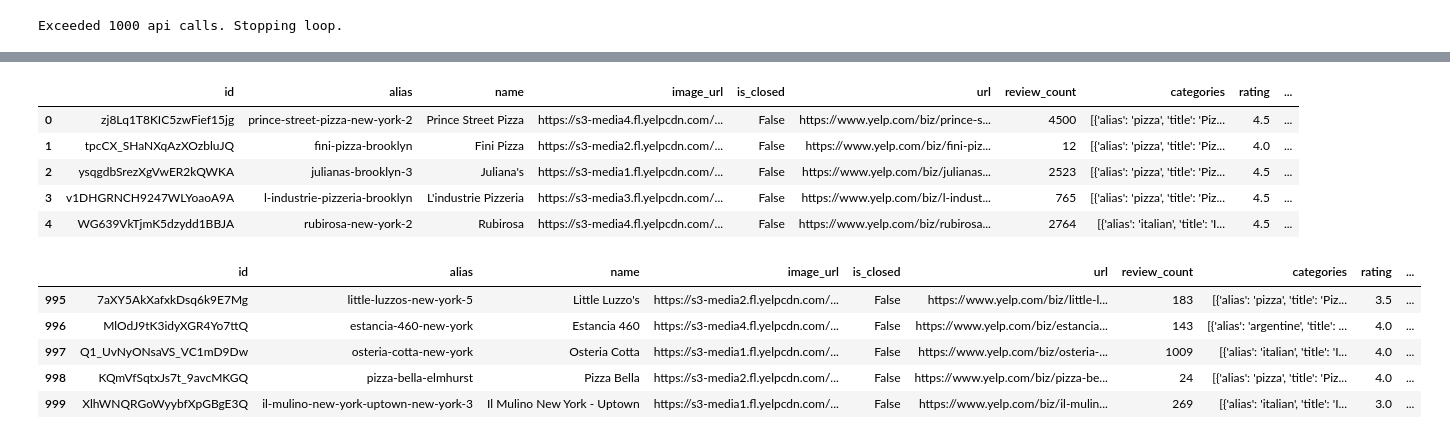
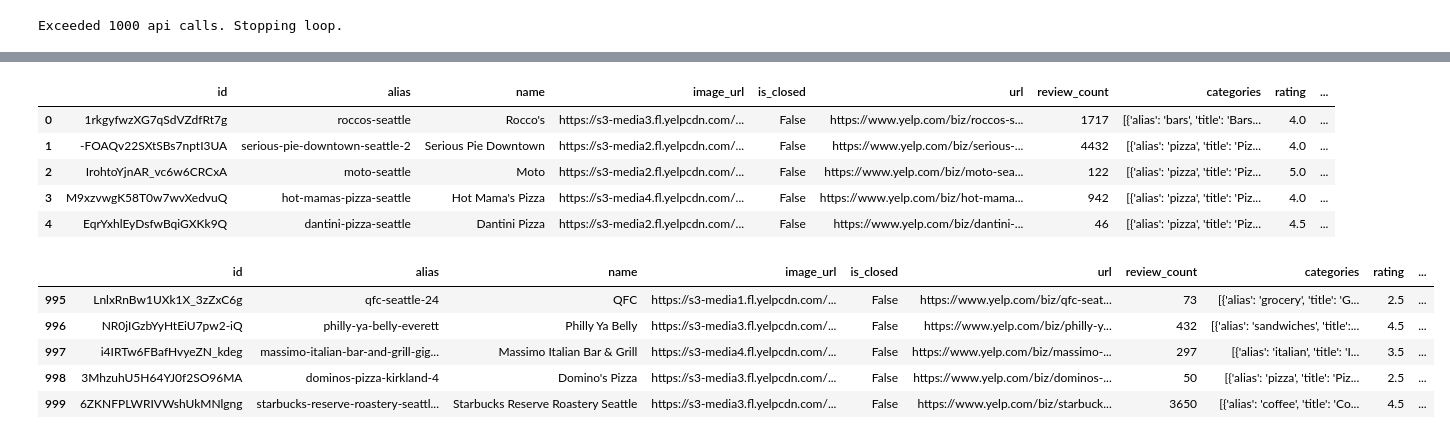
Before and after one commit to purvikansara/Demo, a Jupyter notebook: YelpAPI/Efficient API extraction/efficient_api.ipynb, the cells around one changed output, grey strips where cells are left out. Saved outputs shown, nothing was run; the diff lists cells and outputs as text; code cells hidden in the pictures.

```diff
--- a/YelpAPI/Efficient API extraction/efficient_api.ipynb
+++ b/YelpAPI/Efficient API extraction/efficient_api.ipynb
@@ -246,18 +243,18 @@ display(final_df.head(), final_df.tail())
 # %%
 # load previous final results
-d1_df = pd.read_json('Data/D1results_in_progress_NY_pizza.json')
+d1_df = pd.read_json('Data/results_in_progress_seattle_pizza.json')
 display(d1_df.head(), d1_df.tail())
 # %% [output]
 |  | id | alias | name | image_url | is_closed | url | review_count | categories | rating | ... |
-| 0 | zj8Lq1T8KIC5zwFief15jg | prince-street-pizza-new-york-2 | Prince Street Pizza | https://s3-media4.fl.yelpcdn.com/... | False | https://www.yelp.com/biz/prince-s... | 4500 | [{'alias': 'pizza', 'title': 'Piz... | 4.5 | ... |
-| 1 | tpcCX_SHaNXqAzXOzbluJQ | fini-pizza-brooklyn | Fini Pizza | https://s3-media2.fl.yelpcdn.com/... | False | https://www.yelp.com/biz/fini-piz... | 12 | [{'alias': 'pizza', 'title': 'Piz... | 4.0 | ... |
-| 2 | ysqgdbSrezXgVwER2kQWKA | julianas-brooklyn-3 | Juliana's | https://s3-media1.fl.yelpcdn.com/... | False | https://www.yelp.com/biz/julianas... | 2523 | [{'alias': 'pizza', 'title': 'Piz... | 4.5 | ... |
-| 3 | v1DHGRNCH9247WLYoaoA9A | l-industrie-pizzeria-brooklyn | L'industrie Pizzeria | https://s3-media3.fl.yelpcdn.com/... | False | https://www.yelp.com/biz/l-indust... | 765 | [{'alias': 'pizza', 'title': 'Piz... | 4.5 | ... |
-| 4 | WG639VkTjmK5dzydd1BBJA | rubirosa-new-york-2 | Rubirosa | https://s3-media4.fl.yelpcdn.com/... | False | https://www.yelp.com/biz/rubirosa... | 2764 | [{'alias': 'italian', 'title': 'I... | 4.5 | ... |
+| 0 | 1rkgyfwzXG7qSdVZdfRt7g | roccos-seattle | Rocco's | https://s3-media3.fl.yelpcdn.com/... | False | https://www.yelp.com/biz/roccos-s... | 1717 | [{'alias': 'bars', 'title': 'Bars... | 4.0 | ... |
+| 1 | -FOAQv22SXtSBs7nptI3UA | serious-pie-downtown-seattle-2 | Serious Pie Downtown | https://s3-media2.fl.yelpcdn.com/... | False | https://www.yelp.com/biz/serious-... | 4432 | [{'alias': 'pizza', 'title': 'Piz... | 4.0 | ... |
+| 2 | IrohtoYjnAR_vc6w6CRCxA | moto-seattle | Moto | https://s3-media2.fl.yelpcdn.com/... | False | https://www.yelp.com/biz/moto-sea... | 122 | [{'alias': 'pizza', 'title': 'Piz... | 5.0 | ... |
+| 3 | M9xzvwgK58T0w7wvXedvuQ | hot-mamas-pizza-seattle | Hot Mama's Pizza | https://s3-media4.fl.yelpcdn.com/... | False | https://www.yelp.com/biz/hot-mama... | 942 | [{'alias': 'pizza', 'title': 'Piz... | 4.0 | ... |
+| 4 | EqrYxhlEyDsfwBqiGXKk9Q | dantini-pizza-seattle | Dantini Pizza | https://s3-media2.fl.yelpcdn.com/... | False | https://www.yelp.com/biz/dantini-... | 46 | [{'alias': 'pizza', 'title': 'Piz... | 4.5 | ... |
 |  | id | alias | name | image_url | is_closed | url | review_count | categories | rating | ... |
-| 995 | 7aXY5AkXafxkDsq6k9E7Mg | little-luzzos-new-york-5 | Little Luzzo's | https://s3-media2.fl.yelpcdn.com/... | False | https://www.yelp.com/biz/little-l... | 183 | [{'alias': 'pizza', 'title': 'Piz... | 3.5 | ... |
-| 996 | MlOdJ9tK3idyXGR4Yo7ttQ | estancia-460-new-york | Estancia 460 | https://s3-media4.fl.yelpcdn.com/... | False | https://www.yelp.com/biz/estancia... | 143 | [{'alias': 'argentine', 'title': ... | 4.0 | ... |
-| 997 | Q1_UvNyONsaVS_VC1mD9Dw | osteria-cotta-new-york | Osteria Cotta | https://s3-media1.fl.yelpcdn.com/... | False | https://www.yelp.com/biz/osteria-... | 1009 | [{'alias': 'italian', 'title': 'I... | 4.0 | ... |
-| 998 | KQmVfSqtxJs7t_9avcMKGQ | pizza-bella-elmhurst | Pizza Bella | https://s3-media2.fl.yelpcdn.com/... | False | https://www.yelp.com/biz/pizza-be... | 24 | [{'alias': 'pizza', 'title': 'Piz... | 4.0 | ... |
-| 999 | XlhWNQRGoWyybfXpGBgE3Q | il-mulino-new-york-uptown-new-york-3 | Il Mulino New York - Uptown | https://s3-media1.fl.yelpcdn.com/... | False | https://www.yelp.com/biz/il-mulin... | 269 | [{'alias': 'italian', 'title': 'I... | 3.0 | ... |
+| 995 | LnlxRnBw1UXk1X_3zZxC6g | qfc-seattle-24 | QFC | https://s3-media1.fl.yelpcdn.com/... | False | https://www.yelp.com/biz/qfc-seat... | 73 | [{'alias': 'grocery', 'title': 'G... | 2.5 | ... |
+| 996 | NR0jIGzbYyHtEiU7pw2-iQ | philly-ya-belly-everett | Philly Ya Belly | https://s3-media3.fl.yelpcdn.com/... | False | https://www.yelp.com/biz/philly-y... | 432 | [{'alias': 'sandwiches', 'title':... | 4.5 | ... |
+| 997 | i4IRTw6FBafHvyeZN_kdeg | massimo-italian-bar-and-grill-gig... | Massimo Italian Bar & Grill | https://s3-media4.fl.yelpcdn.com/... | False | https://www.yelp.com/biz/massimo-... | 297 | [{'alias': 'italian', 'title': 'I... | 3.5 | ... |
+| 998 | 3MhzuhU5H64YJ0f2SO96MA | dominos-pizza-kirkland-4 | Domino's Pizza | https://s3-media3.fl.yelpcdn.com/... | False | https://www.yelp.com/biz/dominos-... | 50 | [{'alias': 'pizza', 'title': 'Piz... | 2.5 | ... |
+| 999 | 6ZKNFPLWRIVWshUkMNlgng | starbucks-reserve-roastery-seattl... | Starbucks Reserve Roastery Seattle | https://s3-media3.fl.yelpcdn.com/... | False | https://www.yelp.com/biz/starbuck... | 3650 | [{'alias': 'coffee', 'title': 'Co... | 4.5 | ... |
 # %%
```
Also changed, not shown: parts of 12 cells of this notebook, 3 other files.
